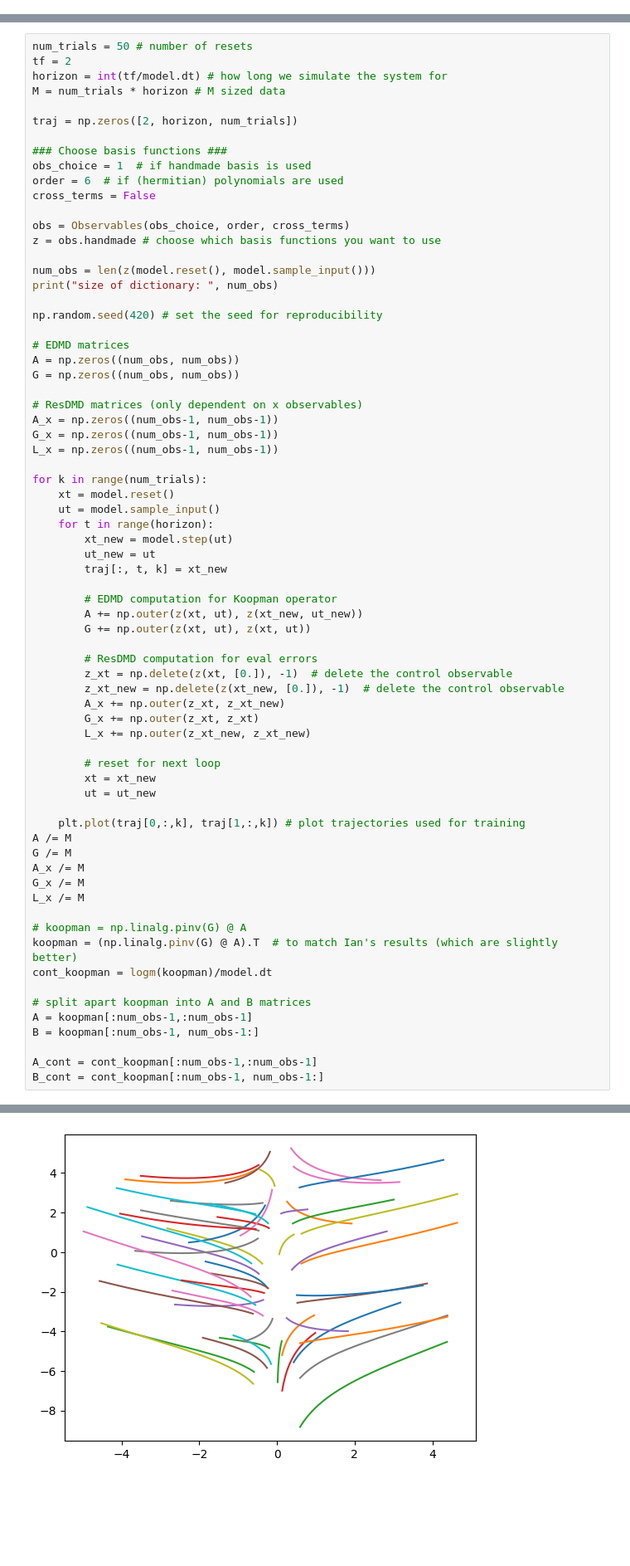
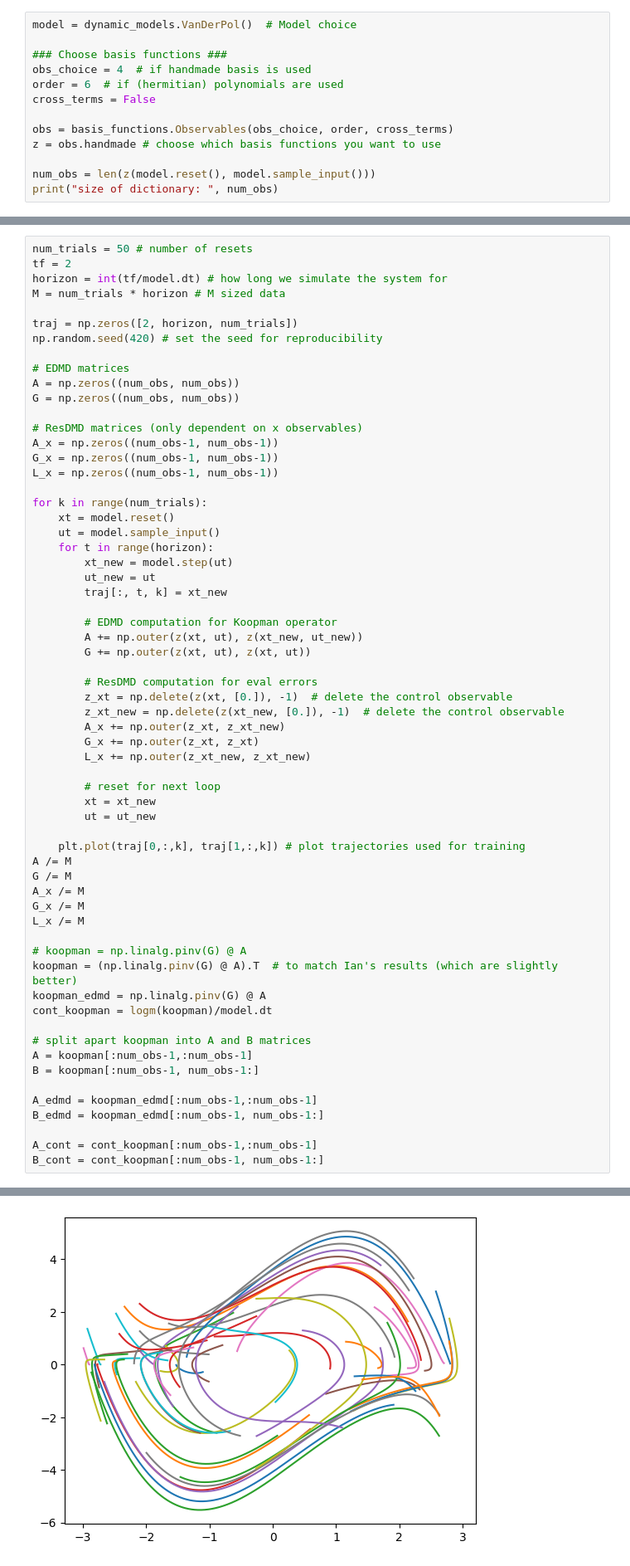
Before and after one commit to jmbosnich/ResDMDc, a Jupyter notebook: ResDMD_forced.ipynb, the cells around one changed output, grey strips where cells are left out. Shown: that part at 83% size. Cells and saved outputs as stored; diff of their text form; blank space fills up the shorter version.

Commit message:
made separate files for generating the models and observables

```diff
--- a/ResDMD_forced.ipynb
+++ b/ResDMD_forced.ipynb
@@ -311,0 +15,13 @@ $$H_n(x) = (-1)^n \cdot exp\left({\frac{x^2}{2}}\right) \cdot \frac{d^n}{dx^n} e
+# %%
+model = dynamic_models.VanDerPol()  # Model choice
+
+### Choose basis functions ###
+obs_choice = 4  # if handmade basis is used
+order = 6  # if (hermitian) polynomials are used
+cross_terms = False
+
+obs = basis_functions.Observables(obs_choice, order, cross_terms)
+z = obs.handmade # choose which basis functions you want to use
+
+num_obs = len(z(model.reset(), model.sample_input()))
+print("size of dictionary: ", num_obs)
@@ -318,18 +36,6 @@ horizon = int(tf/model.dt) # how long we simulate the system for
 M = num_trials * horizon # M sized data
 
 traj = np.zeros([2, horizon, num_trials])
-
-### Choose basis functions ###
-obs_choice = 1  # if handmade basis is used
-order = 6  # if (hermitian) polynomials are used
-cross_terms = False
-
-obs = Observables(obs_choice, order, cross_terms)
-z = obs.handmade # choose which basis functions you want to use
-
-num_obs = len(z(model.reset(), model.sample_input()))
-print("size of dictionary: ", num_obs)
-
 np.random.seed(420) # set the seed for reproducibility
 
 # EDMD matrices
@@ -373,12 +79,16 @@ L_x /= M
 
 # koopman = np.linalg.pinv(G) @ A
 koopman = (np.linalg.pinv(G) @ A).T  # to match Ian's results (which are slightly better)
+koopman_edmd = np.linalg.pinv(G) @ A
 cont_koopman = logm(koopman)/model.dt
 
 # split apart koopman into A and B matrices
 A = koopman[:num_obs-1,:num_obs-1]
 B = koopman[:num_obs-1, num_obs-1:]
 
+A_edmd = koopman_edmd[:num_obs-1,:num_obs-1]
+B_edmd = koopman_edmd[:num_obs-1, num_obs-1:]
+
 A_cont = cont_koopman[:num_obs-1,:num_obs-1]
 B_cont = cont_koopman[:num_obs-1, num_obs-1:]
 # %% [output]
@@ -386,4 +95,4 @@ size of dictionary:  5
-[figure, old version]
+[figure, new version]
 # %% [markdown]
 ## Compute the residual, as defined in Matthew Colbrook's ResDMD
 # %%
```
Also changed, not shown: parts of 18 cells of this notebook, 2 other files.
